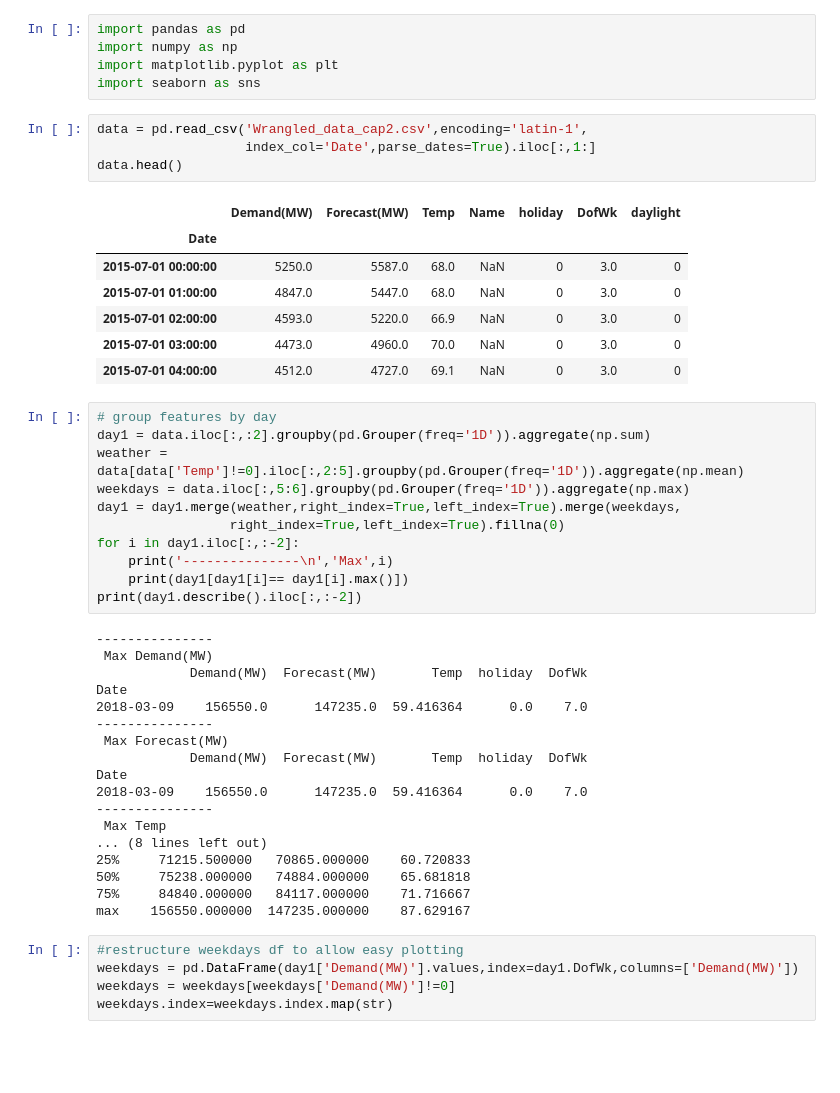
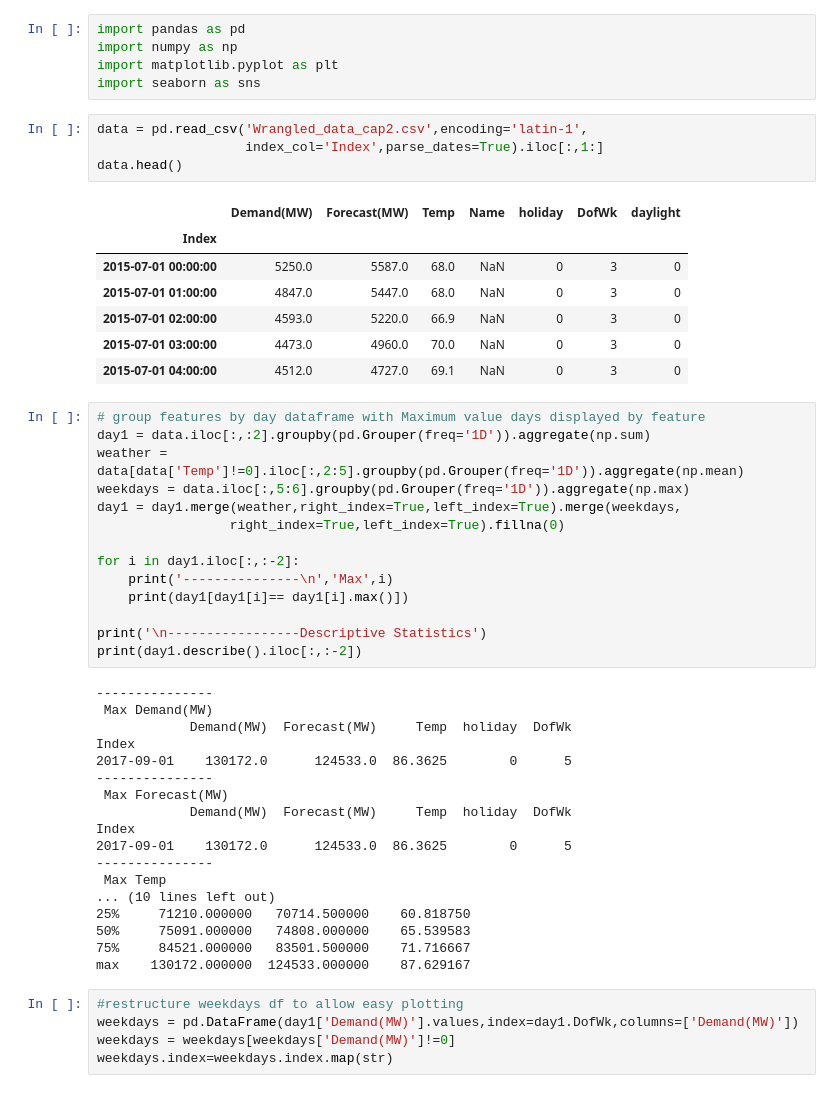
Before and after one commit to Rene-Sanchez/LADWP_Energy_Demand_Forecast, a Jupyter notebook: Cap2visualization.ipynb, the cells around one changed output. Saved outputs shown, nothing was run; the diff lists cells and outputs as text; blank space fills up the shorter version.

```diff
--- a/Cap2visualization.ipynb
+++ b/Cap2visualization.ipynb
@@ -5,45 +5,48 @@ import matplotlib.pyplot as plt
 import seaborn as sns
 # %%
 data = pd.read_csv('Wrangled_data_cap2.csv',encoding='latin-1',
-                   index_col='Date',parse_dates=True).iloc[:,1:]
+                   index_col='Index',parse_dates=True).iloc[:,1:]
 data.head()
 # %% [output]
 |  | Demand(MW) | Forecast(MW) | Temp | Name | holiday | DofWk | daylight |
-| Date |  |  |  |  |  |  |  |
-| 2015-07-01 00:00:00 | 5250.0 | 5587.0 | 68.0 | NaN | 0 | 3.0 | 0 |
-| 2015-07-01 01:00:00 | 4847.0 | 5447.0 | 68.0 | NaN | 0 | 3.0 | 0 |
-| 2015-07-01 02:00:00 | 4593.0 | 5220.0 | 66.9 | NaN | 0 | 3.0 | 0 |
-| 2015-07-01 03:00:00 | 4473.0 | 4960.0 | 70.0 | NaN | 0 | 3.0 | 0 |
-| 2015-07-01 04:00:00 | 4512.0 | 4727.0 | 69.1 | NaN | 0 | 3.0 | 0 |
+| Index |  |  |  |  |  |  |  |
+| 2015-07-01 00:00:00 | 5250.0 | 5587.0 | 68.0 | NaN | 0 | 3 | 0 |
+| 2015-07-01 01:00:00 | 4847.0 | 5447.0 | 68.0 | NaN | 0 | 3 | 0 |
+| 2015-07-01 02:00:00 | 4593.0 | 5220.0 | 66.9 | NaN | 0 | 3 | 0 |
+| 2015-07-01 03:00:00 | 4473.0 | 4960.0 | 70.0 | NaN | 0 | 3 | 0 |
+| 2015-07-01 04:00:00 | 4512.0 | 4727.0 | 69.1 | NaN | 0 | 3 | 0 |
 # %%
-# group features by day
+# group features by day dataframe with Maximum value days displayed by feature
 day1 = data.iloc[:,:2].groupby(pd.Grouper(freq='1D')).aggregate(np.sum)
 weather = data[data['Temp']!=0].iloc[:,2:5].groupby(pd.Grouper(freq='1D')).aggregate(np.mean)
 weekdays = data.iloc[:,5:6].groupby(pd.Grouper(freq='1D')).aggregate(np.max)
 day1 = day1.merge(weather,right_index=True,left_index=True).merge(weekdays,
                  right_index=True,left_index=True).fillna(0)
+
 for i in day1.iloc[:,:-2]:
     print('---------------\n','Max',i)
     print(day1[day1[i]== day1[i].max()])
+
+print('\n-----------------Descriptive Statistics')
 print(day1.describe().iloc[:,:-2])
 # %% [output]
 ---------------
  Max Demand(MW)
-            Demand(MW)  Forecast(MW)       Temp  holiday  DofWk
-Date
-2018-03-09    156550.0      147235.0  59.416364      0.0    7.0
+            Demand(MW)  Forecast(MW)     Temp  holiday  DofWk
+Index
+2017-09-01    130172.0      124533.0  86.3625        0      5
 ---------------
  Max Forecast(MW)
-            Demand(MW)  Forecast(MW)       Temp  holiday  DofWk
-Date
-2018-03-09    156550.0      147235.0  59.416364      0.0    7.0
+            Demand(MW)  Forecast(MW)     Temp  holiday  DofWk
+Index
+2017-09-01    130172.0      124533.0  86.3625        0      5
 ---------------
  Max Temp
-... (8 lines left out)
-25%     71215.500000   70865.000000    60.720833
-50%     75238.000000   74884.000000    65.681818
-75%     84840.000000   84117.000000    71.716667
-max    156550.000000  147235.000000    87.629167
+... (10 lines left out)
+25%     71210.000000   70714.500000    60.818750
+50%     75091.000000   74808.000000    65.539583
+75%     84521.000000   83501.500000    71.716667
+max    130172.000000  124533.000000    87.629167
 # %%
 #restructure weekdays df to allow easy plotting
 weekdays = pd.DataFrame(day1['Demand(MW)'].values,index=day1.DofWk,columns=['Demand(MW)'])
```
Also changed, not shown: parts of 15 cells of this notebook.
